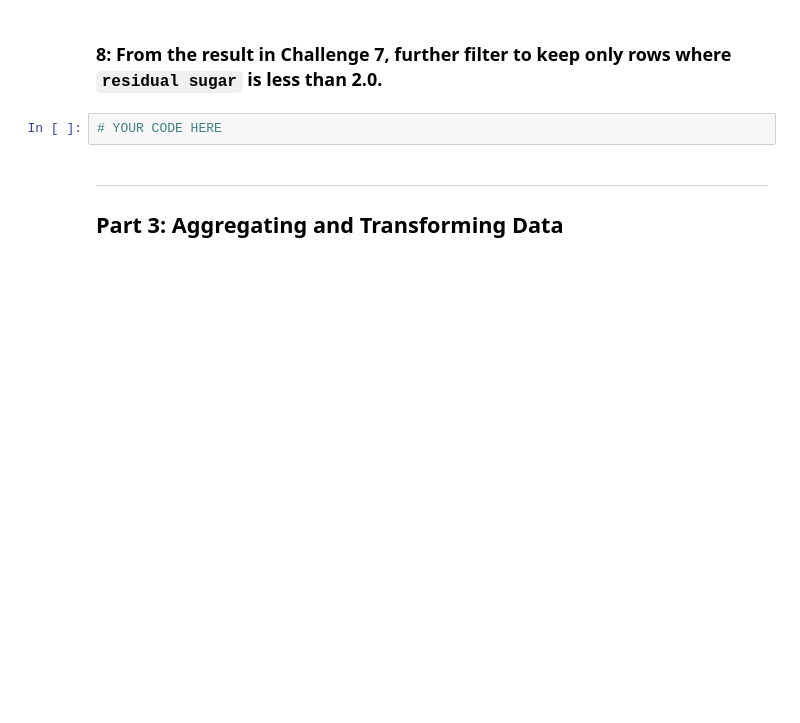
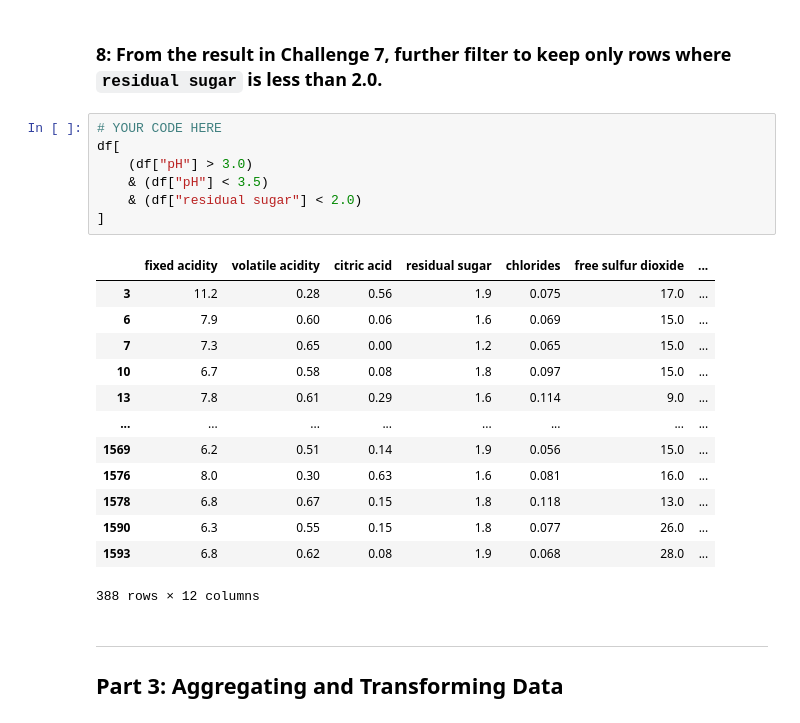
Before and after one commit to zinaF19/ds_numpy_pandas_zina, a Jupyter notebook: 1_Pandas/02_Pandas_Practice_Functionalities.ipynb, the cells around one changed output. Saved outputs shown, nothing was run; the diff lists cells and outputs as text; blank space fills up the shorter version.

```diff
--- a/1_Pandas/02_Pandas_Practice_Functionalities.ipynb
+++ b/1_Pandas/02_Pandas_Practice_Functionalities.ipynb
@@ -166,6 +178,25 @@ TypeError: unsupported operand type(s) for &: 'list' and 'list'
 ### 8: From the result in Challenge 7, further filter to keep only rows where `residual sugar` is less than 2.0.
 # %%
 # YOUR CODE HERE
+df[
+    (df["pH"] > 3.0)
+    & (df["pH"] < 3.5)
+    & (df["residual sugar"] < 2.0)
+]
+# %% [output]
+|  | fixed acidity | volatile acidity | citric acid | residual sugar | chlorides | free sulfur dioxide | ... |
+| 3 | 11.2 | 0.28 | 0.56 | 1.9 | 0.075 | 17.0 | ... |
+| 6 | 7.9 | 0.60 | 0.06 | 1.6 | 0.069 | 15.0 | ... |
+| 7 | 7.3 | 0.65 | 0.00 | 1.2 | 0.065 | 15.0 | ... |
+| 10 | 6.7 | 0.58 | 0.08 | 1.8 | 0.097 | 15.0 | ... |
+| 13 | 7.8 | 0.61 | 0.29 | 1.6 | 0.114 | 9.0 | ... |
+| ... | ... | ... | ... | ... | ... | ... | ... |
+| 1569 | 6.2 | 0.51 | 0.14 | 1.9 | 0.056 | 15.0 | ... |
+| 1576 | 8.0 | 0.30 | 0.63 | 1.6 | 0.081 | 16.0 | ... |
+| 1578 | 6.8 | 0.67 | 0.15 | 1.8 | 0.118 | 13.0 | ... |
+| 1590 | 6.3 | 0.55 | 0.15 | 1.8 | 0.077 | 26.0 | ... |
+| 1593 | 6.8 | 0.62 | 0.08 | 1.9 | 0.068 | 28.0 | ... |
+388 rows × 12 columns
 # %% [markdown]
 ---
 
```
Also changed, not shown: parts of 4 cells of this notebook.
